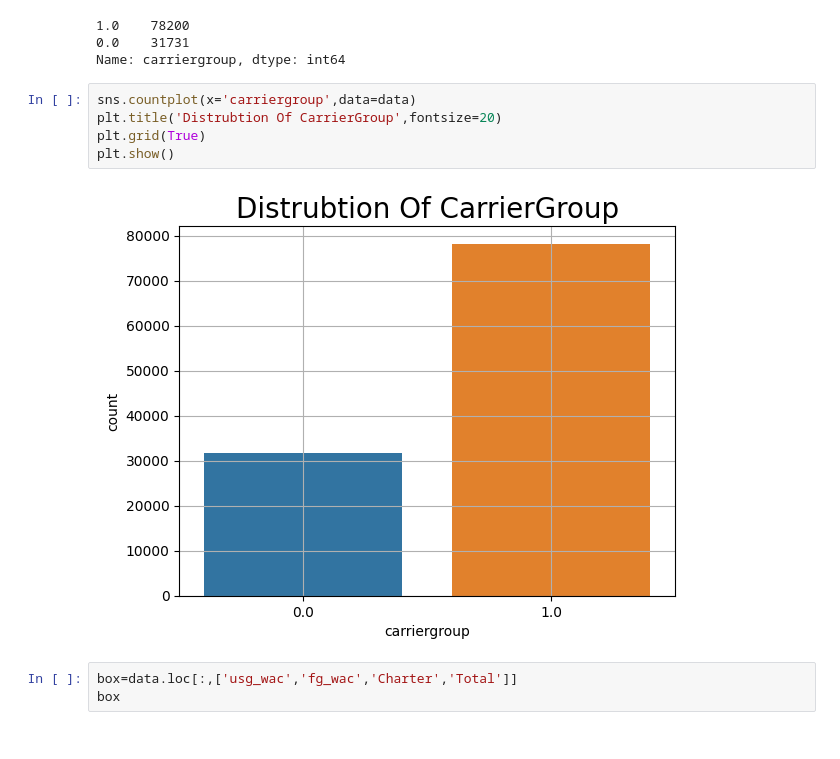
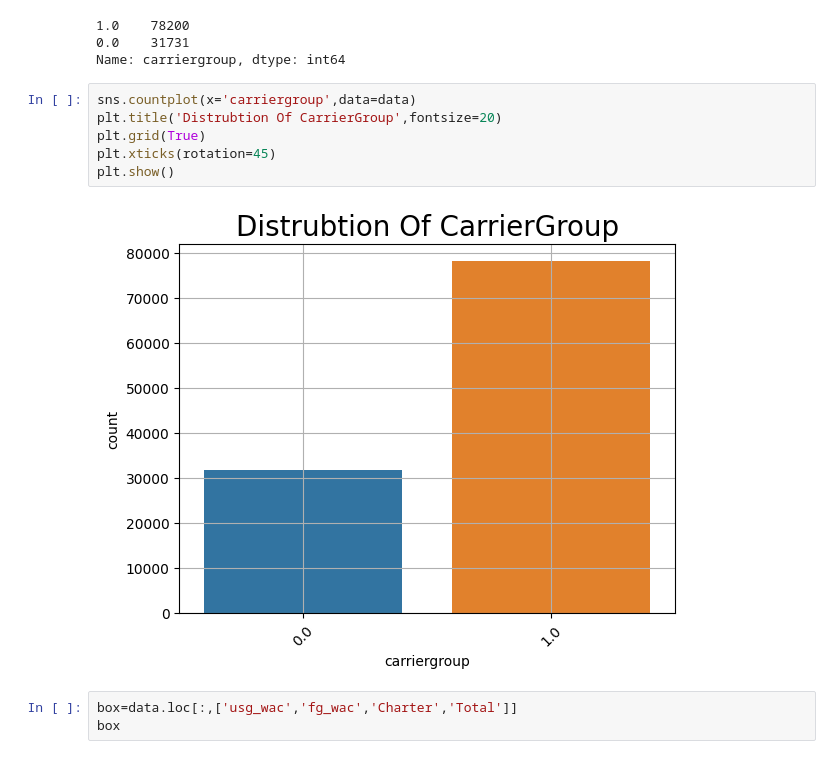
Before and after one commit to ahmedashraf792002/Planning-Techniques, a Jupyter notebook: Untitled.ipynb, the cells around one changed output. Cells and saved outputs as stored; diff of their text form.

```diff
--- a/Untitled.ipynb
+++ b/Untitled.ipynb
@@ -167,10 +168,11 @@ Name: carriergroup, dtype: int64
 # %%
 sns.countplot(x='carriergroup',data=data)
 plt.title('Distrubtion Of CarrierGroup',fontsize=20)
 plt.grid(True)
+plt.xticks(rotation=45)
 plt.show()
 # %% [output]
-[figure, old version]
+[figure, new version]
 # %%
 box=data.loc[:,['usg_wac','fg_wac','Charter','Total']]
 box
```
Also changed, not shown: parts of 6 cells of this notebook.
